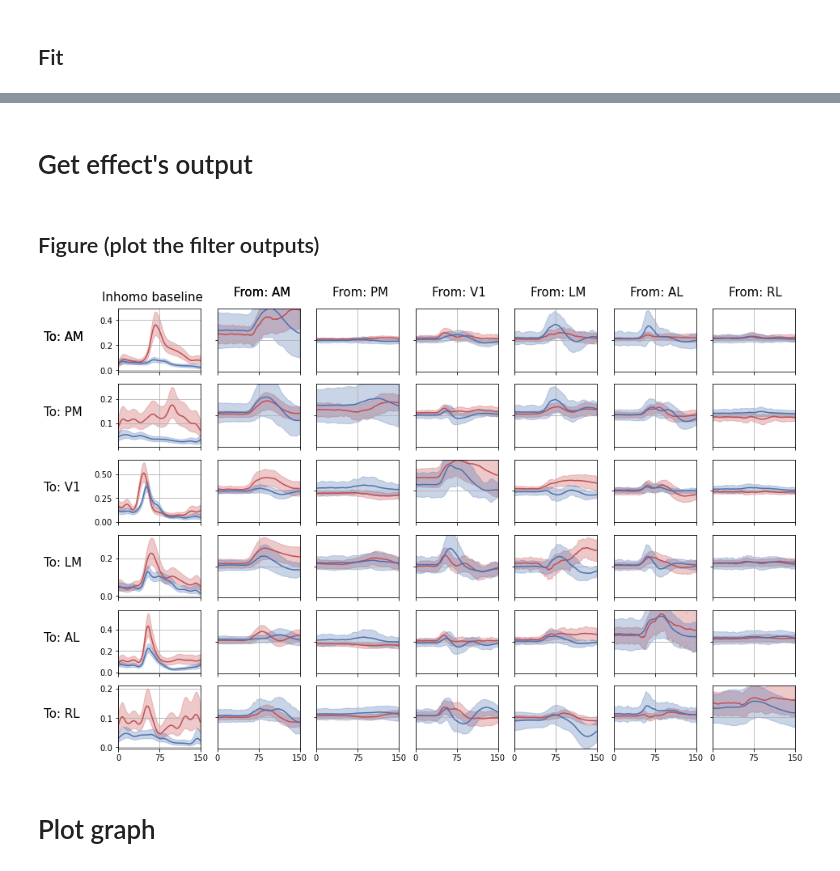
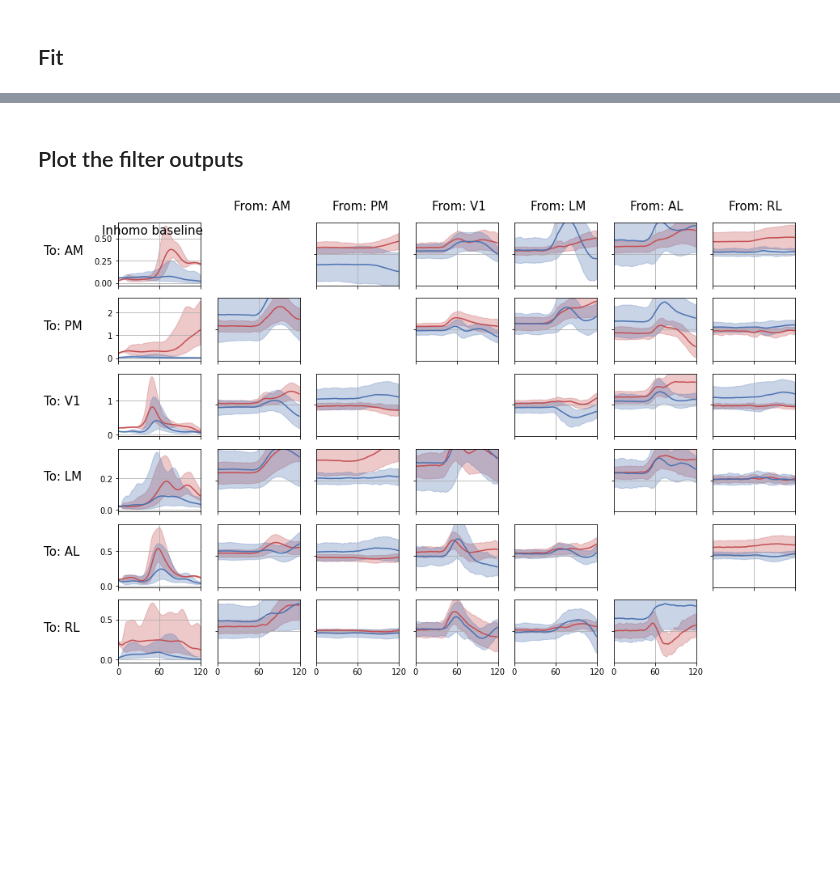
Before and after one commit to Qi-Xin/MultiNeuronGLM, a Jupyter notebook: Peak 1.ipynb, the cells around one changed output, grey strips where cells are left out. Saved outputs shown, nothing was run; the diff lists cells and outputs as text; code cells hidden in the pictures; blank space fills up the shorter version.

```diff
--- a/Peak 1.ipynb
+++ b/Peak 1.ipynb
@@ -28,8 +28,8 @@ with open('group_id_all_a_c/condition_ids.pickle', 'rb') as handle:
 # %%
 # Load LFP data
 start_time = 0.0
-end_time = 0.15
-padding = 0.3
+end_time = 0.12
+padding = 0.1
 V1 = Allen_dataset(fps=1000,
                    start_time=start_time,
                    end_time=end_time,
@@ -249,7 +222,5 @@ for i in range(len(probe_list)):
-# %% [markdown]
-# Get effect's output
 # %% [markdown]
-## Figure (plot the filter outputs)
+## Plot the filter outputs
 # %%
 name_list = ['AM', 'PM', 'V1', 'LM', 'AL', 'RL']
 fontsize = 15
@@ -284,48 +255,31 @@ for i in range(len(probe_list)):
             plt.xlim([0, trial_length])
 
         else:
             plt.plot(x, y,label='stationary', color='b')
             plt.fill_between(x, y-2*ci, y+2*ci, color='b', alpha=.3)
             plt.yticks([0])
             plt.ylim([-filter_amp, filter_amp])
             plt.yticks(color='w')
             plt.xticks([0, filter_length/2, filter_length])
             plt.xlim([0, filter_length])
             if i==0:
                 plt.text(0.2*filter_length, 1.4*filter_amp, f'From: {name_list[j]}', fontsize=fontsize)
 
         if j==0:
             plt.text(-2.1*filter_length, 0, f'To: {name_list[i]}', fontsize=fontsize)
         if i != 5:
             plt.xticks(color='w')
         plt.grid()
 
 
         if i==0 and j==2:
             plt.subplot(6, 7, i*7+j+1+1, frameon=True)
             plt.text(-4.5*filter_length, 0, f'To: AM', fontsize=fontsize)
         if i==1 and j==0:
             plt.subplot(6, 7, i*7+j+1+1, frameon=True)
             plt.text(0.2*filter_length, 3.8*filter_amp, f'From: AM', fontsize=fontsize)
         if i==0 and j==-1:
             plt.subplot(6, 7, i*7+j+1+1, frameon=True)
             plt.text(-0.2*filter_length, 0.55*filter_amp, f'Inhomo baseline', fontsize=fontsize)
-
-        if pvalue_output[filter_index]<=0.05 and j!=-1:
-            # change yellow to ROI
-            stats_list = []
-            for ii, ROI in enumerate(ROI_output[filter_index]):
-                function1 = stationary_output[filter_index][0]
-                function2 = running_output[filter_index][0]
-                diff = np.abs(function1 - function2)
-                stats_list.append( np.sum(diff[ROI]) )
-            temp = ROI_output[filter_index][np.argmax(stats_list)]
-            x = np.array([temp.min(), temp.max()])
-            plt.fill_between(x, np.array([-filter_amp,-filter_amp]), np.array([filter_amp,filter_amp]), \
-                             color='yellow', alpha=.5)
-#             ax.patch.set_alpha(0.3)
-#             ax.set_facecolor('yellow')
 # %% [output]
-[figure, old version]
+[figure, new version]
-# %% [markdown]
-# Plot graph
```
Also changed, not shown: parts of 17 cells of this notebook, 2 other files.
